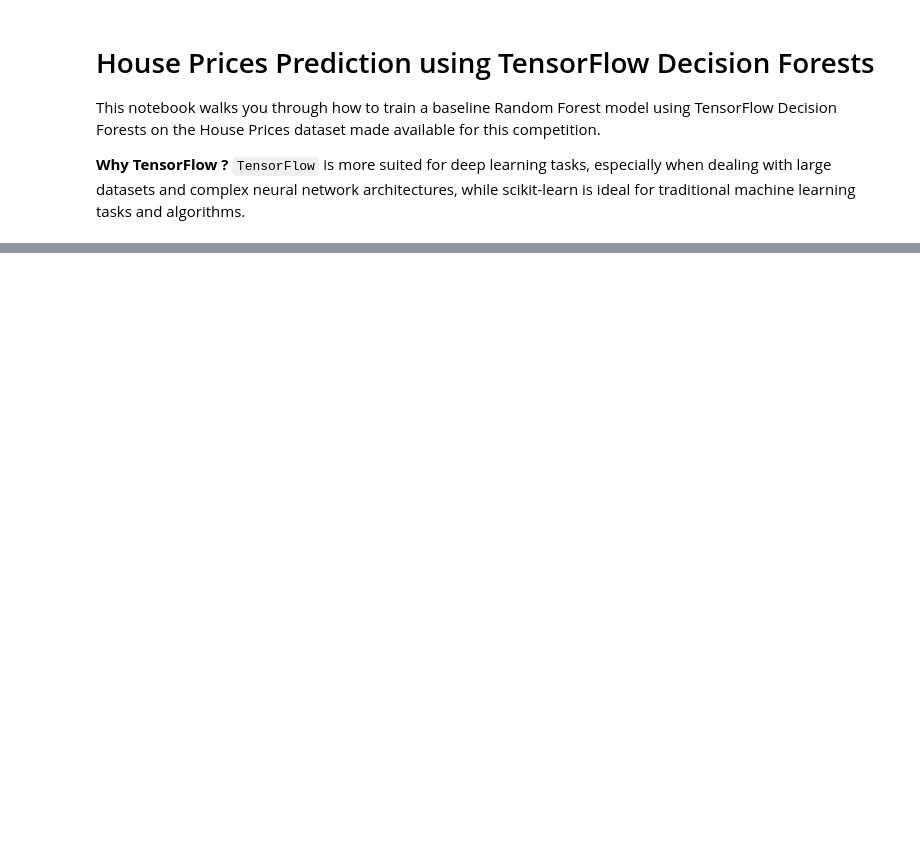
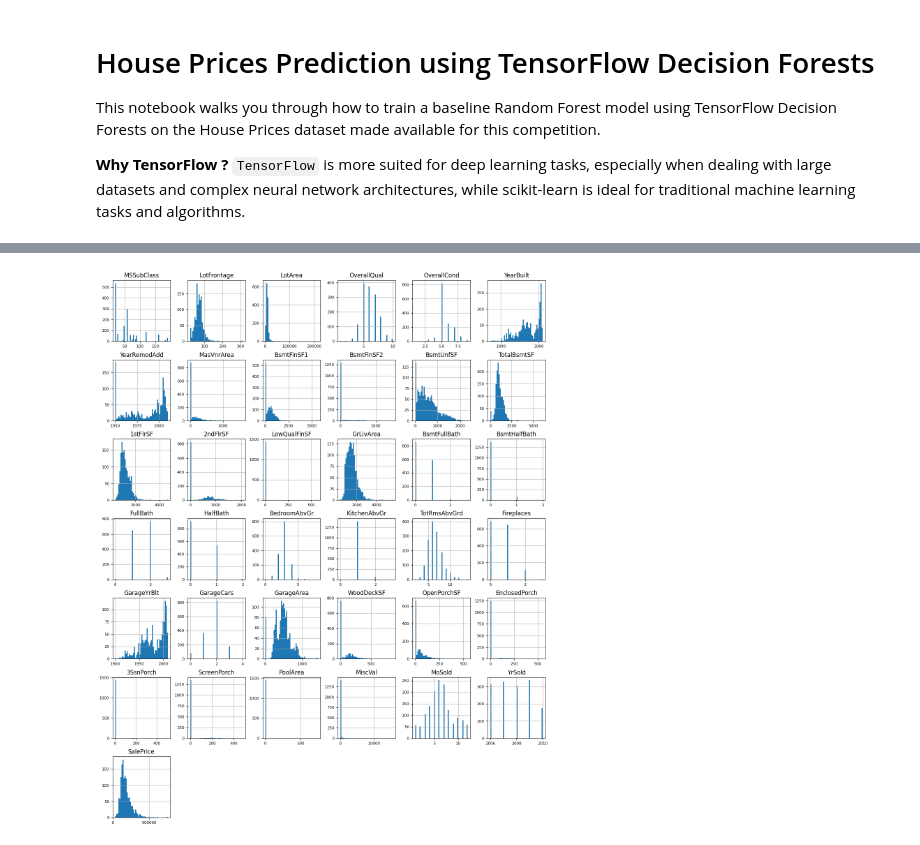
Before and after one commit to Akshat180/House_prices_prediction, a Jupyter notebook: Untitled.ipynb, the cells around one changed output, grey strips where cells are left out. Saved outputs shown, nothing was run; the diff lists cells and outputs as text; code cells hidden in the pictures; blank space fills up the shorter version.

```diff
--- a/Untitled.ipynb
+++ b/Untitled.ipynb
@@ -41,0 +13,2 @@ Note: you may need to restart the kernel to use updated packages.
+# %%
+df = pd.read_csv(r"C:\Users\Kunwa\OneDrive\Desktop\Data Science\Data Science Course Project\Data\house prediction\train.csv")
@@ -41,0 +117,3 @@ Note: you may need to restart the kernel to use updated packages.
+# %%
+df = df.drop('Id', axis=1)
+df
@@ -41,0 +196,27 @@ Note: you may need to restart the kernel to use updated packages.
+# %%
+numerical_features = df.select_dtypes(include = 'number')
+
+df_summary = pd.DataFrame(columns = ['variables', 'Missing','Missing_Percentage', 'Min', 'p1', 'p5', 'p10' , 'p25', 'p50',
+                                     'Mean', 'p75', 'p90', 'p95', 'p99' , 'Max', 'Sum'])
+
+for i in list(numerical_features.columns):
+    variable = i
+    Missing = df[i].isna().sum()
+    Missing_Percentage = Missing/df.shape[0]
+    Min = np.min(df[i])
+    p1 = np.nanpercentile(df[i], 1)
+    p5 = np.nanpercentile(df[i], 5)
+    p10 = np.nanpercentile(df[i], 10)
+    p25 = np.nanpercentile(df[i], 25)
+    p50 = np.nanpercentile(df[i], 50)
+    Mean = np.mean(df[i])
+    p75 = np.nanpercentile(df[i], 75)
+    p90 = np.nanpercentile(df[i], 90)
+    p95 = np.nanpercentile(df[i], 95)
+    p99 = np.nanpercentile(df[i], 99)
+    Max = np.max(df[i])
+    Sum = np.sum(df[i])
+    dic = dict(zip(df_summary.columns, [variable,Missing, Missing_Percentage, Min, p1, p5, p10, p25, p50, Mean, p75, p90, p95, p99, Max, Sum]))
+    df_summary.loc[len(df_summary)]=[variable,Missing, Missing_Percentage, Min, p1, p5, p10, p25, p50, Mean, p75, p90, p95, p99, Max, Sum]
+
+df_summary
@@ -41,0 +241,4 @@ Note: you may need to restart the kernel to use updated packages.
+# %%
+numerical_features.hist(figsize=(16, 20), bins=50, xlabelsize=8, ylabelsize=8);
+# %% [output]
+[figure, added]
```
Also changed, not shown: parts of 22 cells of this notebook.
